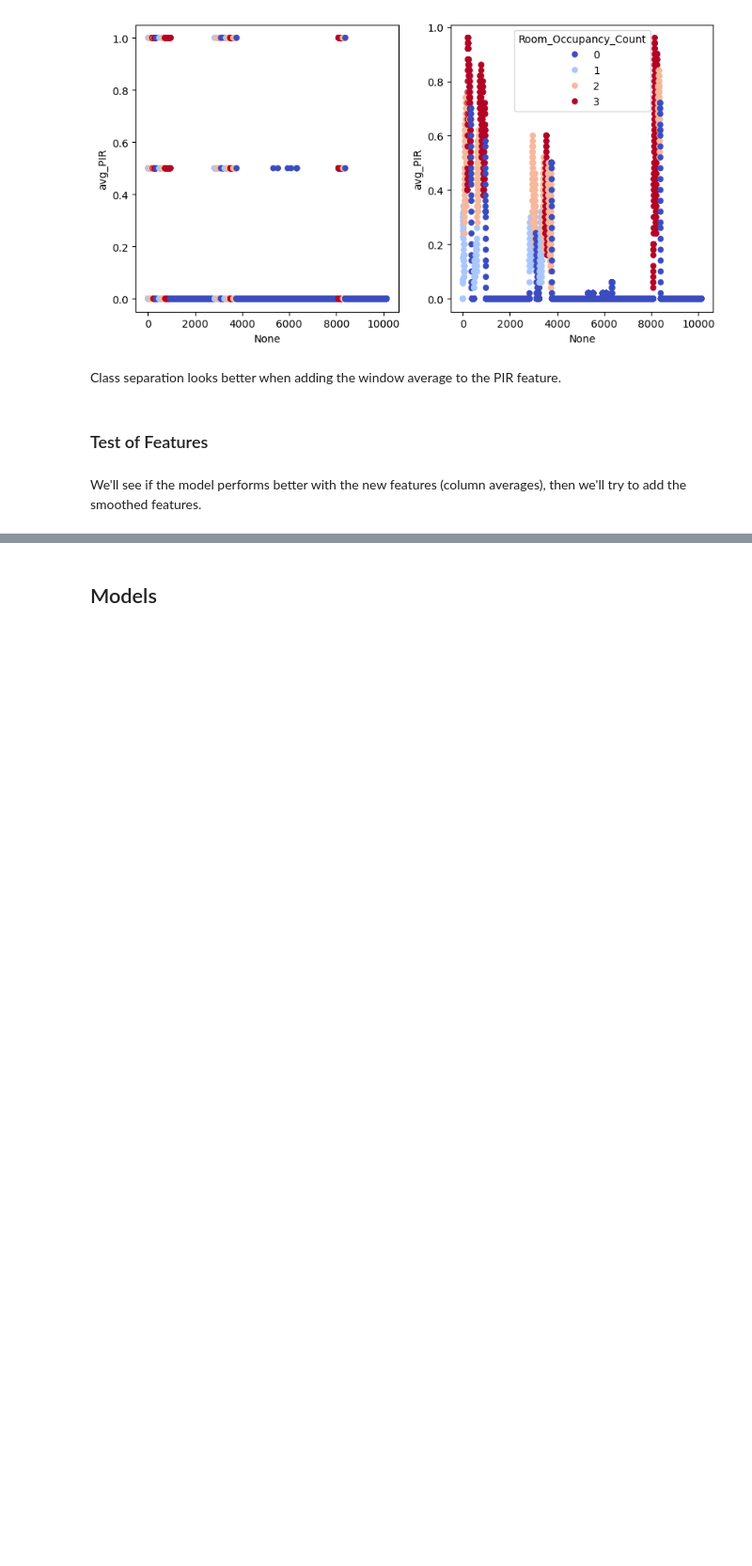
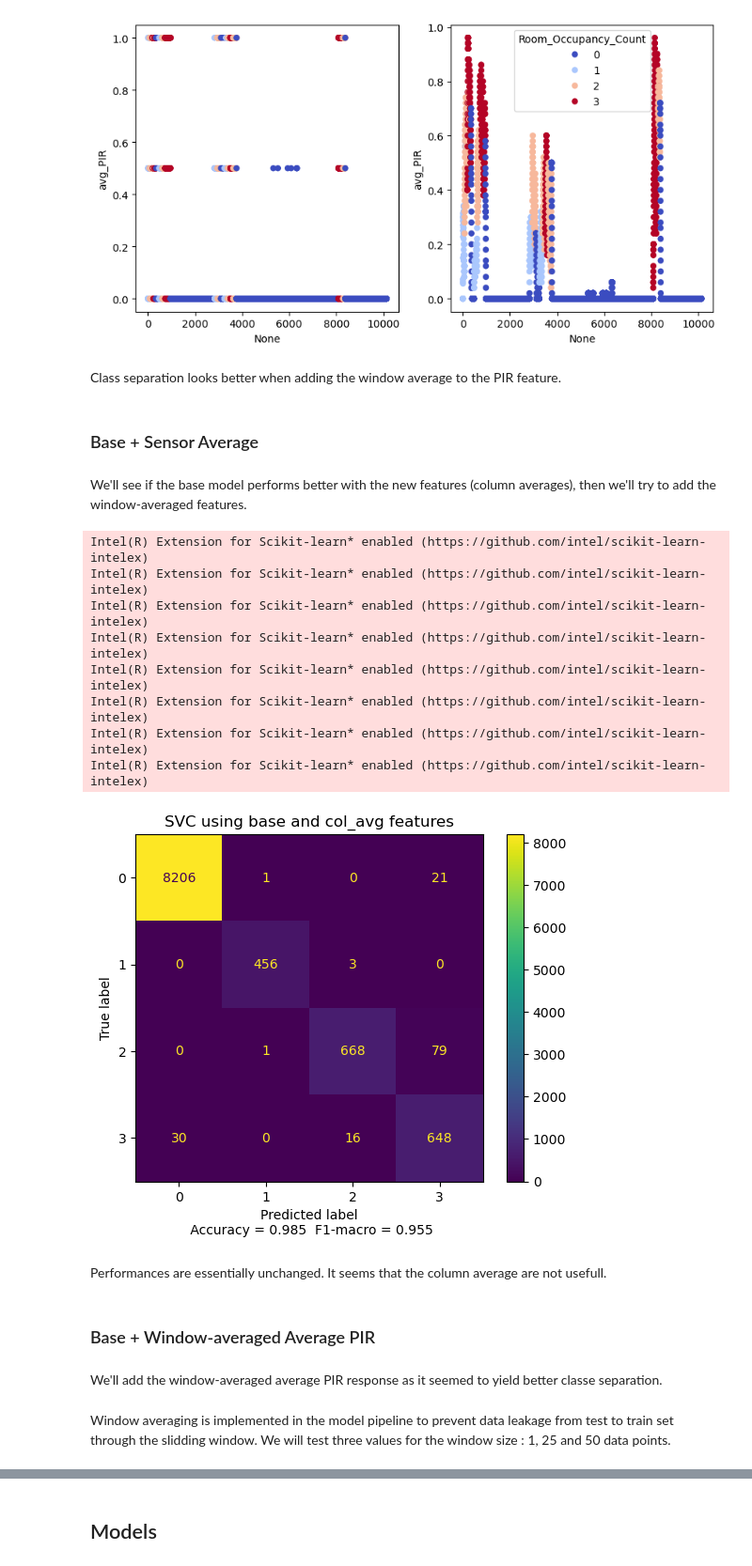
Before and after one commit to Clement-GRD/room_occupancy, a Jupyter notebook: room_occupancy.ipynb, the cells around one changed output, grey strips where cells are left out. Shown at 94% size. Saved outputs shown, nothing was run; the diff lists cells and outputs as text; code cells hidden in the pictures; blank space fills up the shorter version.

```diff
--- a/room_occupancy.ipynb
+++ b/room_occupancy.ipynb
@@ -322,9 +322,28 @@ plot_one_columns_index_occupancy_compare_transformation(X_avg,'avg_PIR',averager
 [figure]
 # %% [markdown]
 Class separation looks better when adding the window average to the PIR feature.
-# %% [markdown]
-### Test of Features
+# %% [markdown]
+### Base + Sensor Average
 # %% [markdown]
-We'll see if the model performs better with the new features (column averages), then we'll try to add the smoothed features.
+We'll see if the base model performs better with the new features (column averages), then we'll try to add the window-averaged features.
 # %%
 X_base_avg = pd.concat([X_base,df_avg.drop(columns='Room_Occupancy_Count')],axis=1)
+# %%
+svc_predictions_2 = cross_val_predict(std_svc_best_1, X_base_avg, y, cv=10, n_jobs=-1)
+plot_confusion_acc_f1(y,svc_predictions_2,'SVC using base and col_avg features')
+# %% [output]
+Intel(R) Extension for Scikit-learn* enabled (https://github.com/intel/scikit-learn-intelex)
+Intel(R) Extension for Scikit-learn* enabled (https://github.com/intel/scikit-learn-intelex)
+Intel(R) Extension for Scikit-learn* enabled (https://github.com/intel/scikit-learn-intelex)
+Intel(R) Extension for Scikit-learn* enabled (https://github.com/intel/scikit-learn-intelex)
+Intel(R) Extension for Scikit-learn* enabled (https://github.com/intel/scikit-learn-intelex)
+Intel(R) Extension for Scikit-learn* enabled (https://github.com/intel/scikit-learn-intelex)
+Intel(R) Extension for Scikit-learn* enabled (https://github.com/intel/scikit-learn-intelex)
+Intel(R) Extension for Scikit-learn* enabled (https://github.com/intel/scikit-learn-intelex)
+[figure, added]
+# %% [markdown]
+Performances are essentially unchanged. It seems that the column average are not usefull.
+# %% [markdown]
+### Base +  Window-averaged Average PIR
+# %% [markdown]
+We'll add the window-averaged average PIR response as it seemed to yield better classe separation.
@@ -331,2 +352,4 @@ X_base_avg = pd.concat([X_base,df_avg.drop(columns='Room_Occupancy_Count')],axis
+# %% [markdown]
+Window averaging is implemented in the model pipeline to prevent data leakage from test to train set through the slidding window. We will test three values for the window size : 1, 25 and 50 data points.
 # %%
 svc_pipeline_2 = Pipeline([
```
Also changed, not shown: parts of 23 cells of this notebook.
